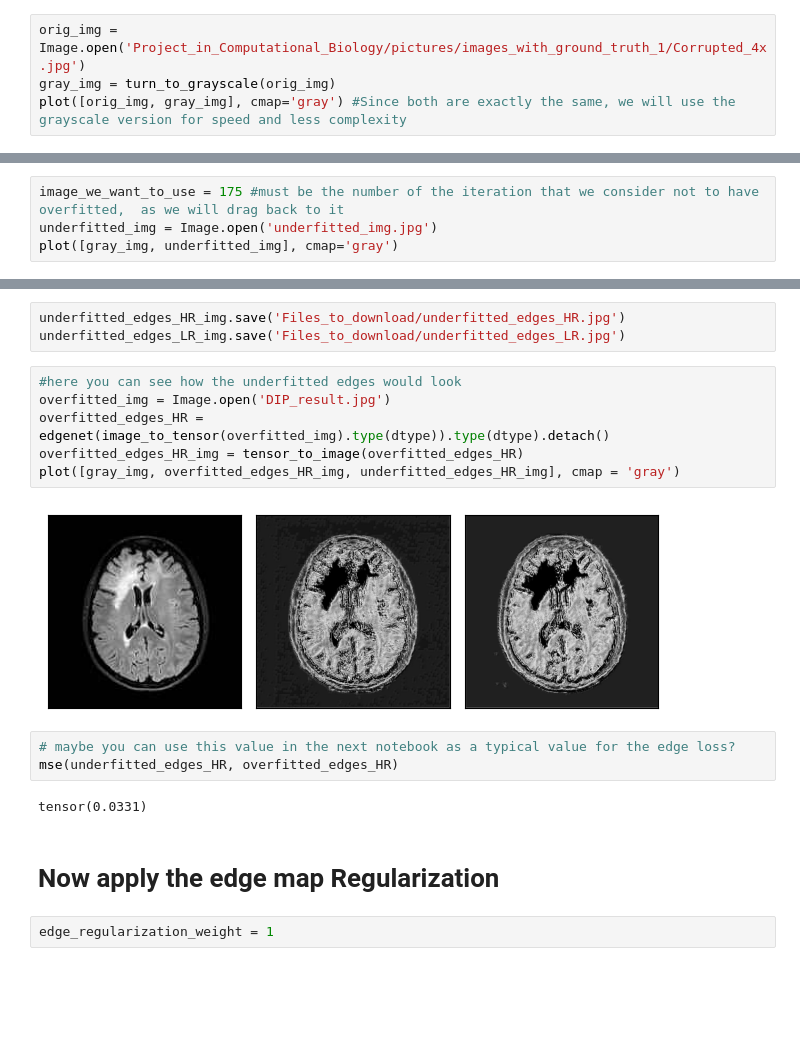
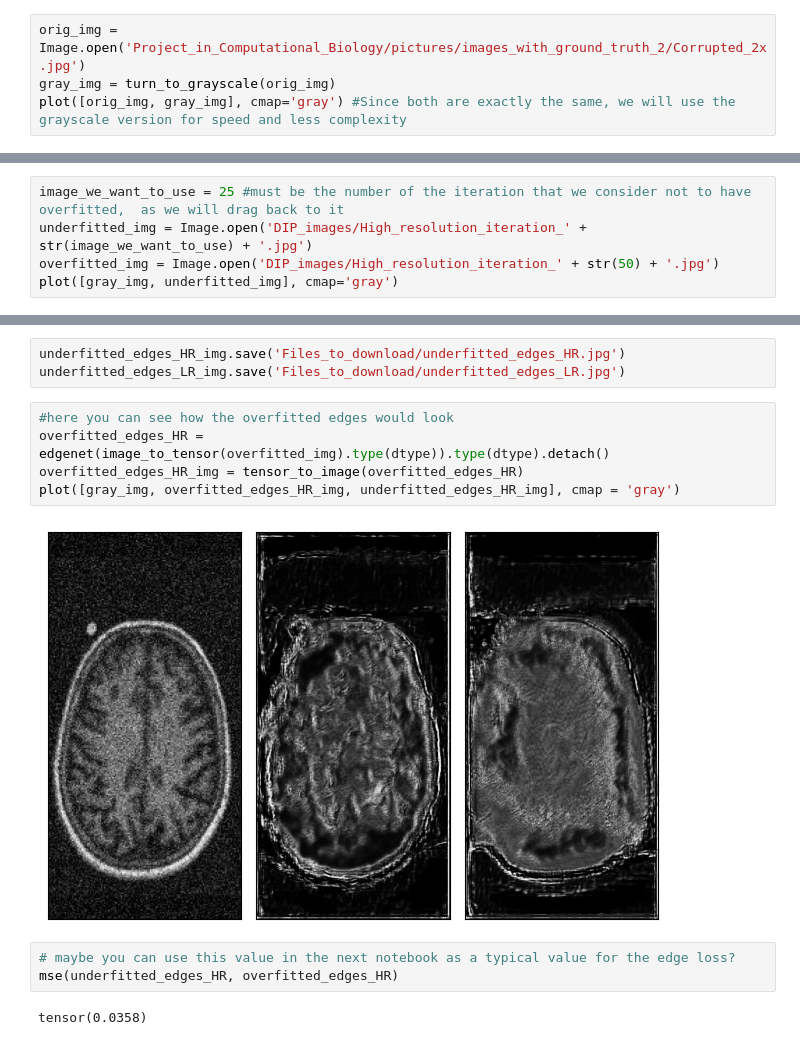
Before and after one commit to Ignas12345/Project-in-Computational-Biology, a Jupyter notebook: Part1_with_comparison_testing.ipynb, the cells around one changed output, grey strips where cells are left out. Drawn from its saved outputs; the diff is of its cells as text; blank space fills up the shorter version.

```diff
--- a/Part1_with_comparison_testing.ipynb
+++ b/Part1_with_comparison_testing.ipynb
@@ -56,7 +56,7 @@ upscaling_factor = 4
 # %% [markdown]
 # Load image
 # %%
-orig_img = Image.open('Project_in_Computational_Biology/pictures/images_with_ground_truth_1/Corrupted_4x.jpg')
+orig_img = Image.open('Project_in_Computational_Biology/pictures/images_with_ground_truth_2/Corrupted_2x.jpg')
 gray_img = turn_to_grayscale(orig_img)
 plot([orig_img, gray_img], cmap='gray') #Since both are exactly the same, we will use the grayscale version for speed and less complexity
 # %% [output]
@@ -205,7 +177,8 @@ tensor(0.0009)
 # %% [markdown]
 # Now get the edge map
 # %%
-image_we_want_to_use = 175 #must be the number of the iteration that we consider not to have overfitted,  as we will drag back to it
-underfitted_img = Image.open('underfitted_img.jpg')
+image_we_want_to_use = 25 #must be the number of the iteration that we consider not to have overfitted,  as we will drag back to it
+underfitted_img = Image.open('DIP_images/High_resolution_iteration_' + str(image_we_want_to_use) + '.jpg')
+overfitted_img = Image.open('DIP_images/High_resolution_iteration_' + str(50) + '.jpg')
 plot([gray_img, underfitted_img], cmap='gray')
 # %% [output]
@@ -229,19 +202,14 @@ plot([underfitted_img, underfitted_edges_HR_img, underfitted_edges_LR_img], cmap
 underfitted_edges_HR_img.save('Files_to_download/underfitted_edges_HR.jpg')
 underfitted_edges_LR_img.save('Files_to_download/underfitted_edges_LR.jpg')
 # %%
-#here you can see how the underfitted edges would look
-overfitted_img = Image.open('DIP_result.jpg')
+#here you can see how the overfitted edges would look
 overfitted_edges_HR = edgenet(image_to_tensor(overfitted_img).type(dtype)).type(dtype).detach()
 overfitted_edges_HR_img = tensor_to_image(overfitted_edges_HR)
 plot([gray_img, overfitted_edges_HR_img, underfitted_edges_HR_img], cmap = 'gray')
 # %% [output]
-[figure, old version]
+[figure, new version]
 # %%
 # maybe you can use this value in the next notebook as a typical value for the edge loss?
 mse(underfitted_edges_HR, overfitted_edges_HR)
 # %% [output]
-tensor(0.0331)
+tensor(0.0358)
-# %% [markdown]
-# Now apply the edge map Regularization
-# %%
-edge_regularization_weight = 1
```
Also changed, not shown: parts of 36 cells of this notebook.
